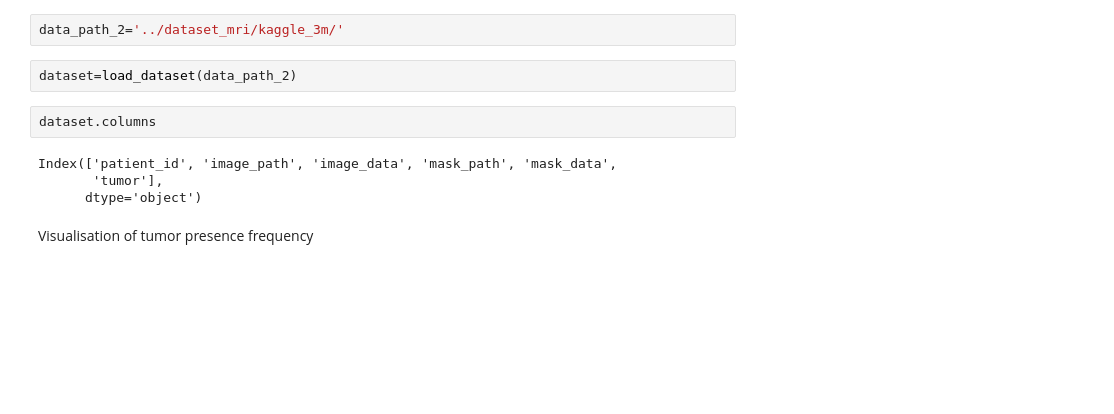
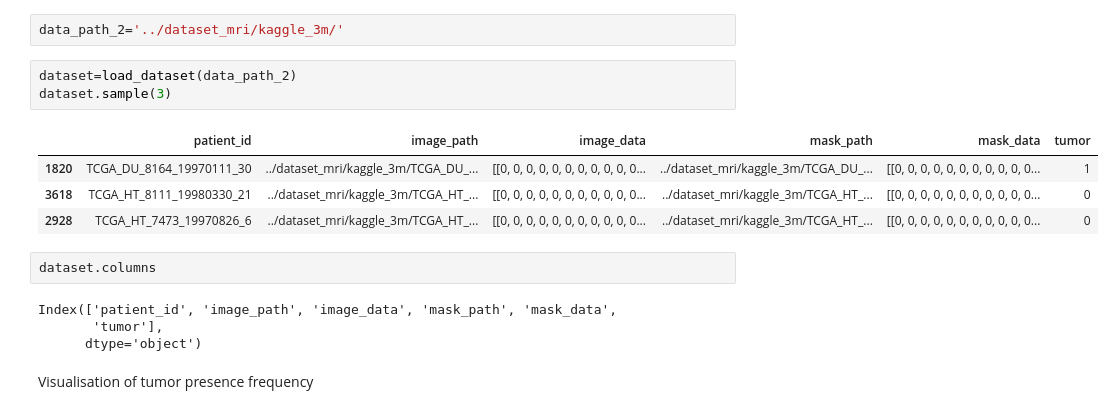
Before and after one commit to MarionSauvage/DL_Project_CS, a Jupyter notebook: notebook_marion.ipynb, the cells around one changed output. Saved outputs shown, nothing was run; the diff lists cells and outputs as text; blank space fills up the shorter version.

```diff
--- a/notebook_marion.ipynb
+++ b/notebook_marion.ipynb
@@ -75,6 +73,12 @@ load_dataset(DATA_PATH)
 data_path_2='../dataset_mri/kaggle_3m/'
 # %%
 dataset=load_dataset(data_path_2)
+dataset.sample(3)
+# %% [output]
+|  | patient_id | image_path | image_data | mask_path | mask_data | tumor |
+| 1820 | TCGA_DU_8164_19970111_30 | ../dataset_mri/kaggle_3m/TCGA_DU_... | [[0, 0, 0, 0, 0, 0, 0, 0, 0, 0, 0... | ../dataset_mri/kaggle_3m/TCGA_DU_... | [[0, 0, 0, 0, 0, 0, 0, 0, 0, 0, 0... | 1 |
+| 3618 | TCGA_HT_8111_19980330_21 | ../dataset_mri/kaggle_3m/TCGA_HT_... | [[0, 0, 0, 0, 0, 0, 0, 0, 0, 0, 0... | ../dataset_mri/kaggle_3m/TCGA_HT_... | [[0, 0, 0, 0, 0, 0, 0, 0, 0, 0, 0... | 0 |
+| 2928 | TCGA_HT_7473_19970826_6 | ../dataset_mri/kaggle_3m/TCGA_HT_... | [[0, 0, 0, 0, 0, 0, 0, 0, 0, 0, 0... | ../dataset_mri/kaggle_3m/TCGA_HT_... | [[0, 0, 0, 0, 0, 0, 0, 0, 0, 0, 0... | 0 |
 # %%
 dataset.columns
 # %% [output]
```
Also changed, not shown: parts of 8 cells of this notebook, 1 other file.
